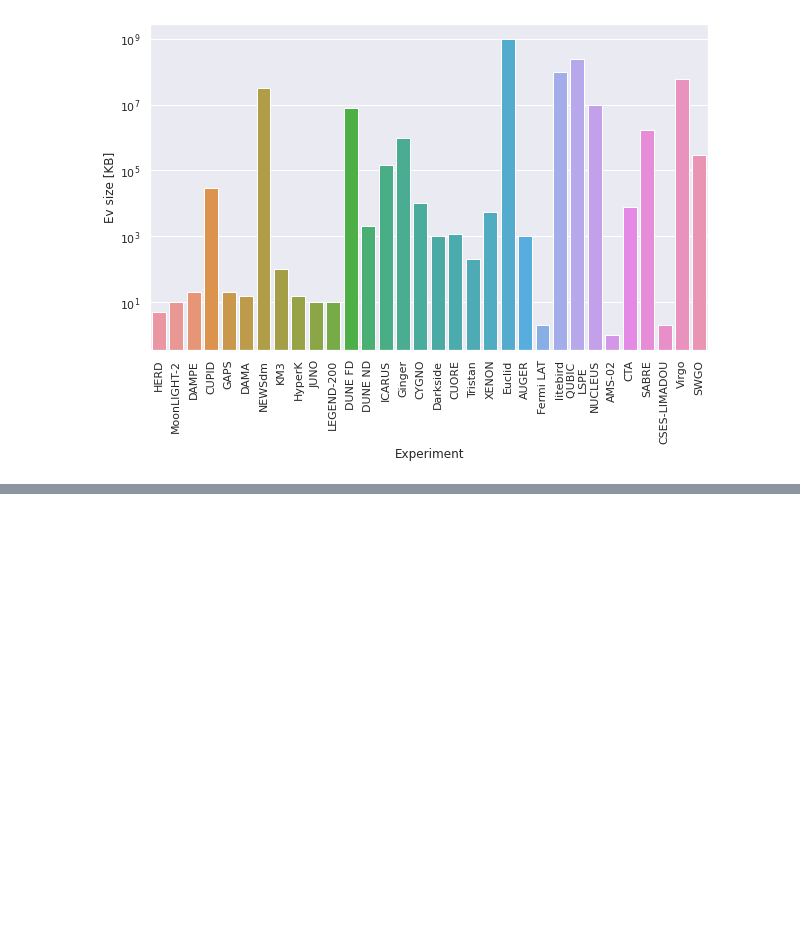
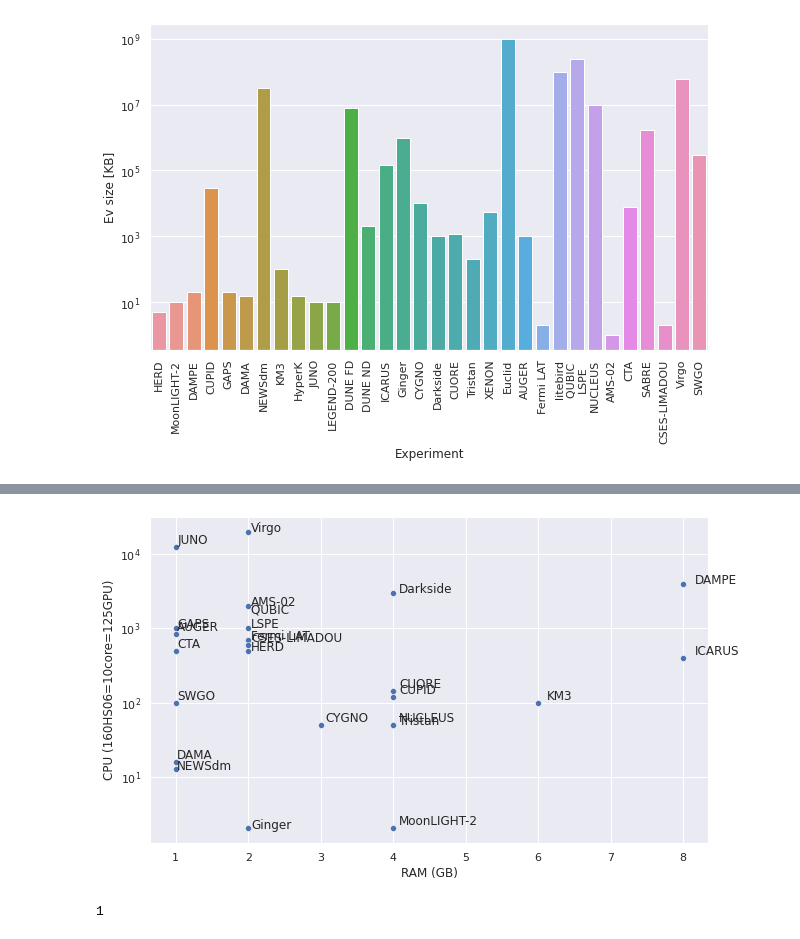
Before and after one commit to gmazzitelli/GSN2, a Jupyter notebook: rateVsSizeAP.ipynb, the cells around one changed output, grey strips where cells are left out. Cells and saved outputs as stored; diff of their text form; code cells hidden in the pictures; blank space fills up the shorter version.

```diff
--- a/rateVsSizeAP.ipynb
+++ b/rateVsSizeAP.ipynb
@@ -162,4 +161,5 @@ for i, field in enumerate(pd.columns):
   if i> 2:
     # print(field)
     # data = pd[['Experiment', field]].values
-    display(pd[['Experiment', field]])
+    #display(pd[['Experiment', field]])
+    display(data_table.DataTable(pd[['Experiment', field]], include_index=False, num_rows_per_page=32))
@@ -275,0 +175,20 @@ Data size
+# %%
+fig, ax = plt.subplots(figsize=(10,6))
+sns.scatterplot(data=pd[pd["CPU (160HS06=10core=125GPU)"]>0], x="RAM (GB)", y="CPU (160HS06=10core=125GPU)")
+for i in range(pd.shape[0]):
+  if pd["CPU (160HS06=10core=125GPU)"][i]>0:
+    x=pd["RAM (GB)"][i]+pd["RAM (GB)"][i]*0.02
+    y=pd["CPU (160HS06=10core=125GPU)"][i]+pd["CPU (160HS06=10core=125GPU)"][i]*(i%2)*0.1
+    plt.text(x=x, y=y, s=pd["Experiment"][i])
+#ax.tick_params(axis='x', rotation=90)
+ax.set_yscale('log')
+#ax.set_xscale('log')
+#ax.set_ylabel("Ev size [KB]")
+#ax.set_ylim(0,5000)
+plt.show()
+# %% [output]
+[figure, added]
+# %%
+7%2
+# %% [output]
+1
```
Also changed, not shown: parts of 3 cells of this notebook.
